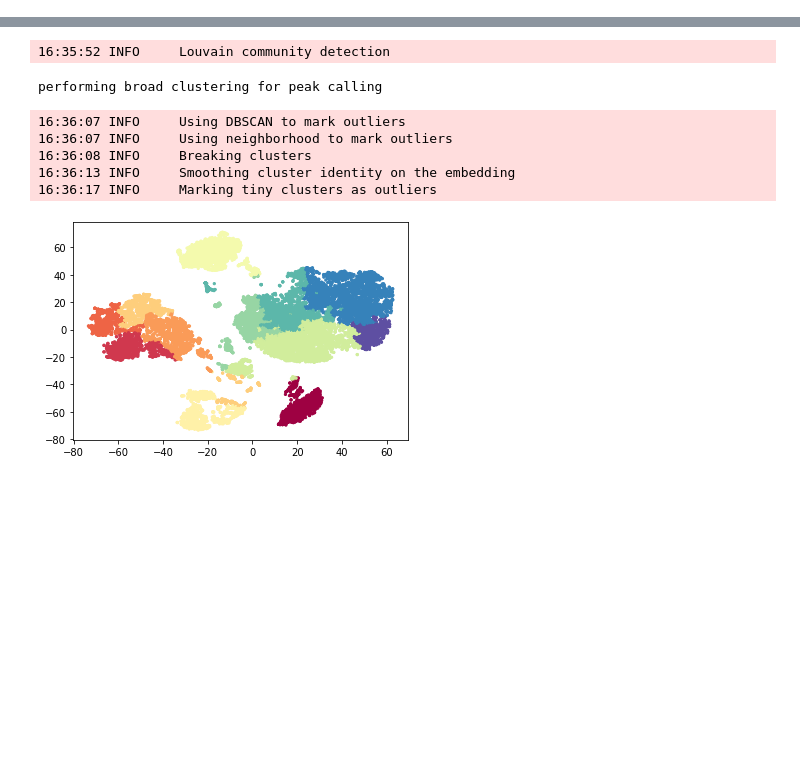
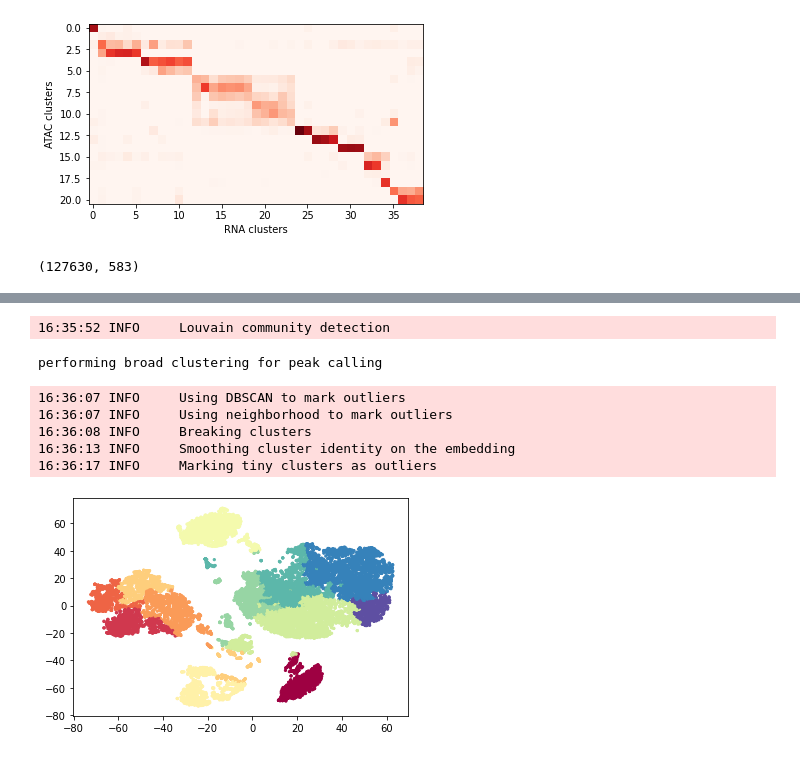
Before and after one commit to linnarsson-lab/chromograph, a Jupyter notebook: notebooks/Kim_multiome.ipynb, the cells around one changed output, grey strips where cells are left out. Drawn from its saved outputs; the diff is of its cells as text; code cells hidden in the pictures; blank space fills up the shorter version.

```diff
--- a/notebooks/Kim_multiome.ipynb
+++ b/notebooks/Kim_multiome.ipynb
@@ -22,0 +166,22 @@ with loompy.connect(f) as ds:
+# %%
+with loompy.connect(main_peaks) as ds:
+    C1 = ds.ca.Clusters
+    C2 = ds.ca.clusters_RNA
+
+    X = np.zeros((len(np.unique(C1)), len(np.unique(C2))))
+
+    for x, y in zip(C1, C2):
+        X[x,y] = X[x,y] + 1
+
+    X = X / X2[np.newaxis,:]
+    X = X[:,np.argsort(np.argmax(X, axis=0))]
+    plt.imshow(X, 'Reds')
+    plt.ylabel('ATAC clusters')
+    plt.xlabel('RNA clusters')
+# %% [output]
+[figure, added]
+# %%
+with loompy.connect('/data/proj/AllenInst/matched_analysis/RNA/ATAC/Splatter/Splatter_peaks.loom') as ds:
+    print(ds.shape)
+# %% [output]
+(127630, 583)
```
Also changed, not shown: parts of 27 cells of this notebook, 28 other files.
